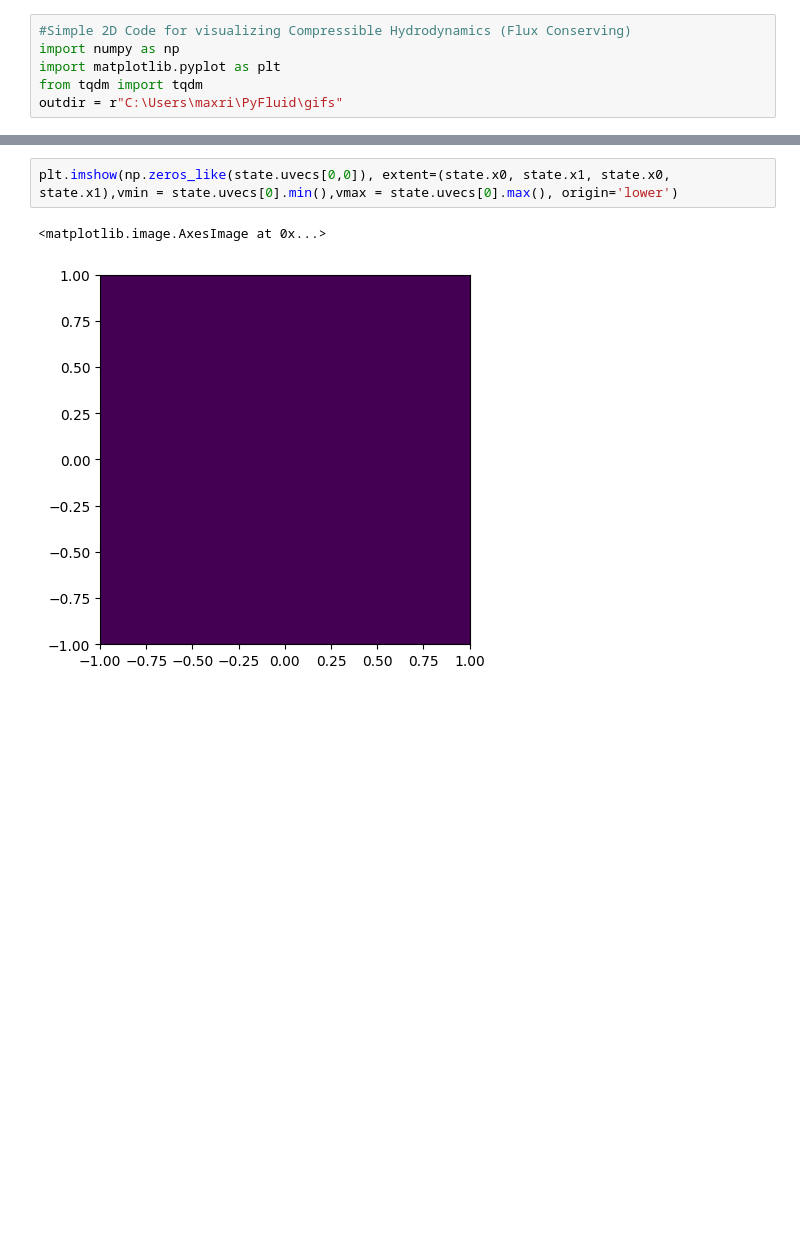
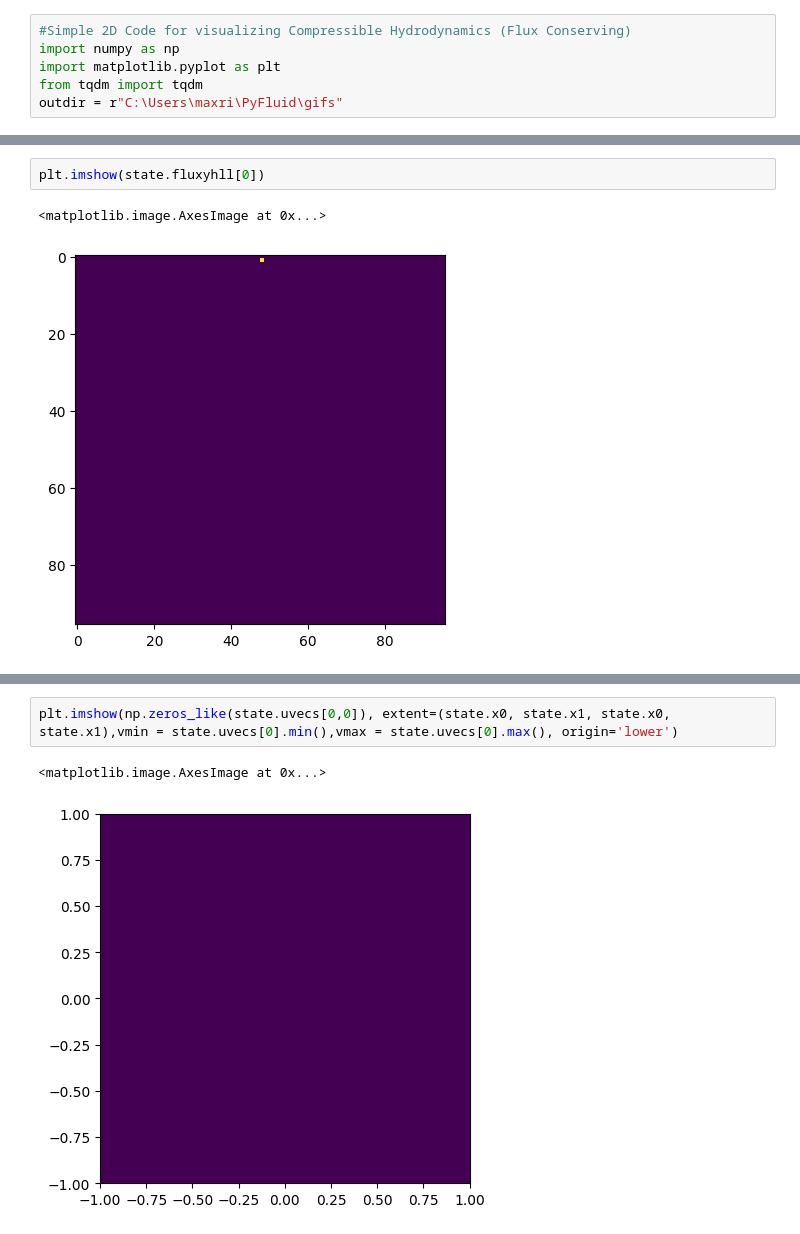
Before and after one commit to Jimbo-Coder/PyFluid, a Jupyter notebook: main.ipynb, the cells around one changed output, grey strips where cells are left out. Saved outputs shown, nothing was run; the diff lists cells and outputs as text; blank space fills up the shorter version.

```diff
--- a/main.ipynb
+++ b/main.ipynb
@@ -401 +581,6 @@ state.plot_all(it)
+# %%
+plt.imshow(state.fluxyhll[0])
+# %% [output]
+<matplotlib.image.AxesImage at 0x...>
+[figure, added]
 # %%
```
Also changed, not shown: parts of 5 cells of this notebook.
